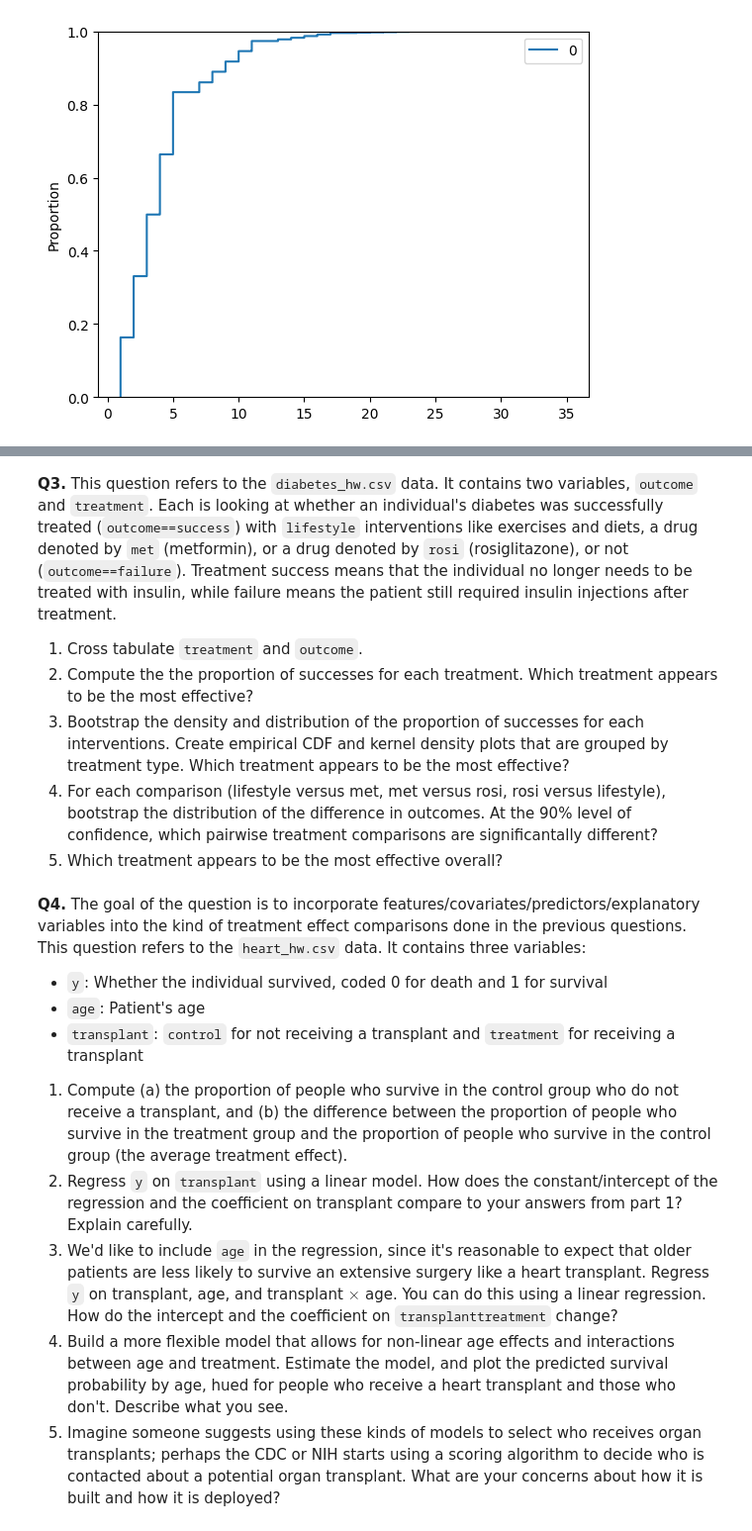
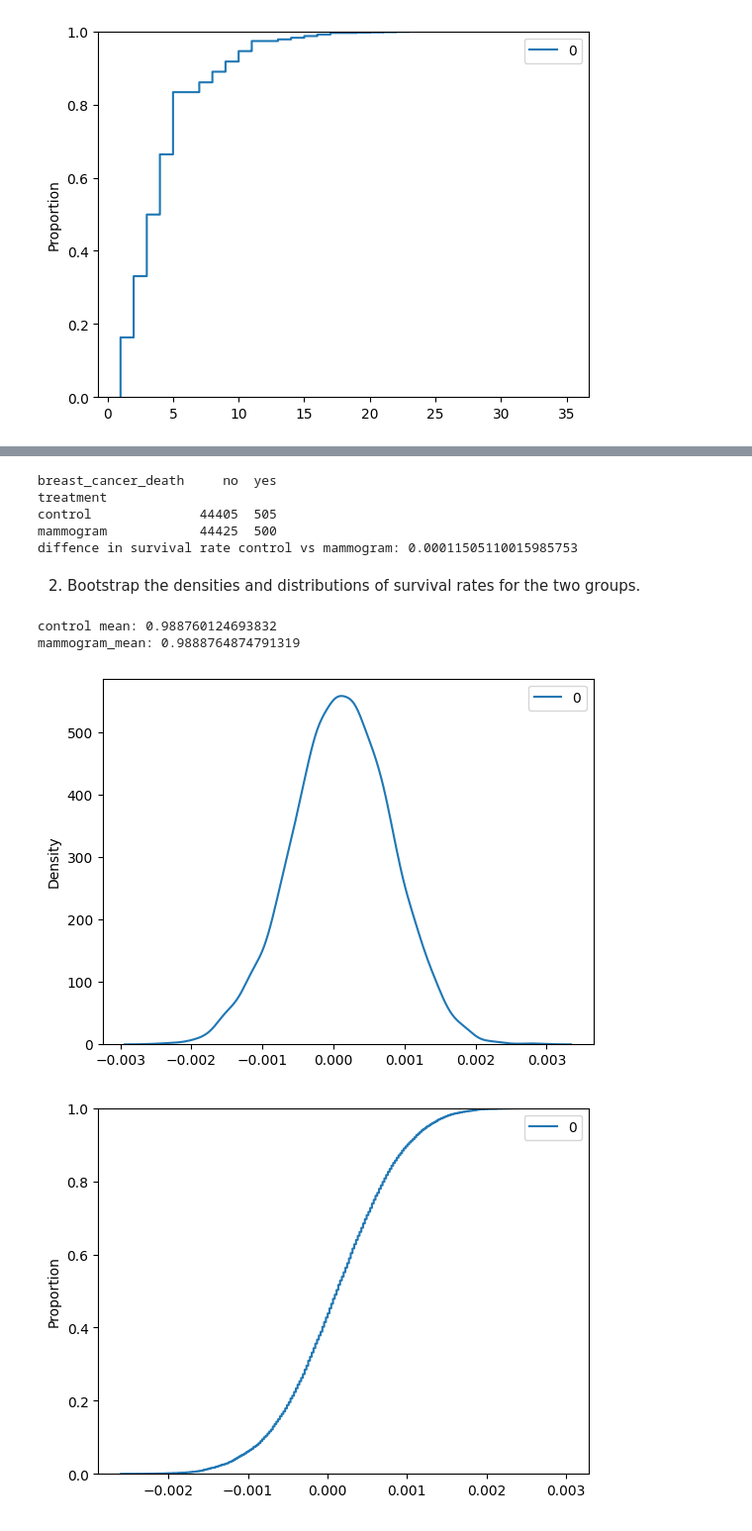
Before and after one commit to benyyeh/DS3001, a Jupyter notebook: assignments/the_bootstrap-main/assignment_5.ipynb, the cells around one changed output, grey strips where cells are left out. Shown at 99% size. Saved outputs shown, nothing was run; the diff lists cells and outputs as text; code cells hidden in the pictures.

```diff
--- a/assignments/the_bootstrap-main/assignment_5.ipynb
+++ b/assignments/the_bootstrap-main/assignment_5.ipynb
@@ -147,20 +144,42 @@ max       35.000000
-# %% [markdown]
-**Q3.** This question refers to the `diabetes_hw.csv` data. It contains two variables, `outcome` and `treatment`. Each is looking at whether an individual's diabetes was successfully treated (`outcome==success`) with `lifestyle` interventions like exercises and diets, a drug denoted by `met` (metformin), or a drug denoted by `rosi` (rosiglitazone), or not (`outcome==failure`). Treatment success means that the individual no longer needs to be treated with insulin, while failure means the patient still required insulin injections after treatment.
-
-1. Cross tabulate `treatment` and `outcome`.
-2. Compute the the proportion of successes for each treatment. Which treatment appears to be the most effective?
-3. Bootstrap the density and distribution of the proportion of successes for each interventions. Create empirical CDF and kernel density plots that are grouped  by treatment type. Which treatment appears to be the most effective?
-4. For each comparison (lifestyle versus met, met versus rosi, rosi versus lifestyle), bootstrap the distribution of the difference in outcomes. At the 90% level of confidence, which pairwise treatment comparisons are significantally different?
-5. Which treatment appears to be the most effective overall?
-# %% [markdown]
-**Q4.** The goal of the question is to incorporate features/covariates/predictors/explanatory variables into the kind of treatment effect comparisons done in the previous questions. This question refers to the `heart_hw.csv` data. It contains three variables:
-
-  - `y`: Whether the individual survived, coded 0 for death and 1 for survival
-  - `age`: Patient's age
-  - `transplant`: `control` for not receiving a transplant and `treatment` for receiving a transplant
-
-1. Compute (a) the proportion of people who survive in the control group who do not receive a transplant, and (b) the difference between the proportion of people who survive in the treatment group and the proportion of people who survive in the control group (the average treatment effect).
-2. Regress `y` on `transplant` using a linear model. How does the constant/intercept of the regression and the coefficient on transplant compare to your answers from part 1? Explain carefully.
-3. We'd like to include `age` in the regression, since it's reasonable to expect that older patients are less likely to survive an extensive surgery like a heart transplant. Regress `y` on transplant, age, and transplant $\times$ age. You can do this using a linear regression. How do the intercept and the coefficient on `transplanttreatment` change?
-4. Build a more flexible model that allows for non-linear age effects and interactions between age and treatment. Estimate the model, and plot the predicted survival probability by age, hued for people who receive a heart transplant and those who don't. Describe what you see.
-5. Imagine someone suggests using these kinds of models to select who receives organ transplants; perhaps the CDC or NIH starts using a scoring algorithm to decide who is contacted about a potential organ transplant. What are your concerns about how it is built and how it is deployed?
+# %%
+df = pd.read_csv('./data/mammogram.csv')
+
+print(pd.crosstab( df['treatment'], df['breast_cancer_death']))
+
+diffence = (44425 / (44425+500)) - (44405 / (44405+505))
+print("diffence in survival rate control vs mammogram:", diffence)
+# %% [output]
+breast_cancer_death     no  yes
+treatment
+control              44405  505
+mammogram            44425  500
+diffence in survival rate control vs mammogram: 0.00011505110015985753
+# %% [markdown]
+2. Bootstrap the densities and distributions of survival rates for the two groups.
+# %%
+def bootstrap_survival_rate(data, group, num_samples=10000):
+    survival_rates = []
+    group_data = data[data['treatment'] == group]
+
+    for _ in range(num_samples):
+        resample = group_data.sample(len(group_data), replace=True)
+        survival_rate = (resample['breast_cancer_death'] == 'no').mean()
+        survival_rates.append(survival_rate)
+
+    return np.array(survival_rates)
+
+control_survival_rates = bootstrap_survival_rate(df, 'control')
+mammogram_survival_rates = bootstrap_survival_rate(df, 'mammogram')
+control_mean = np.mean(control_survival_rates)
+mammogram_mean = np.mean(mammogram_survival_rates)
+print("control mean:", control_mean, "\nmammogram_mean:" ,mammogram_mean)
+
+sns.kdeplot([mammogram_survival_rates - control_survival_rates])
+plt.show()
+sns.ecdfplot([mammogram_survival_rates - control_survival_rates])
+plt.show()
+# %% [output]
+control mean: 0.988760124693832
+mammogram_mean: 0.9888764874791319
+[figure, added]
+[figure, added]
```
Also changed, not shown: parts of 6 cells of this notebook.
